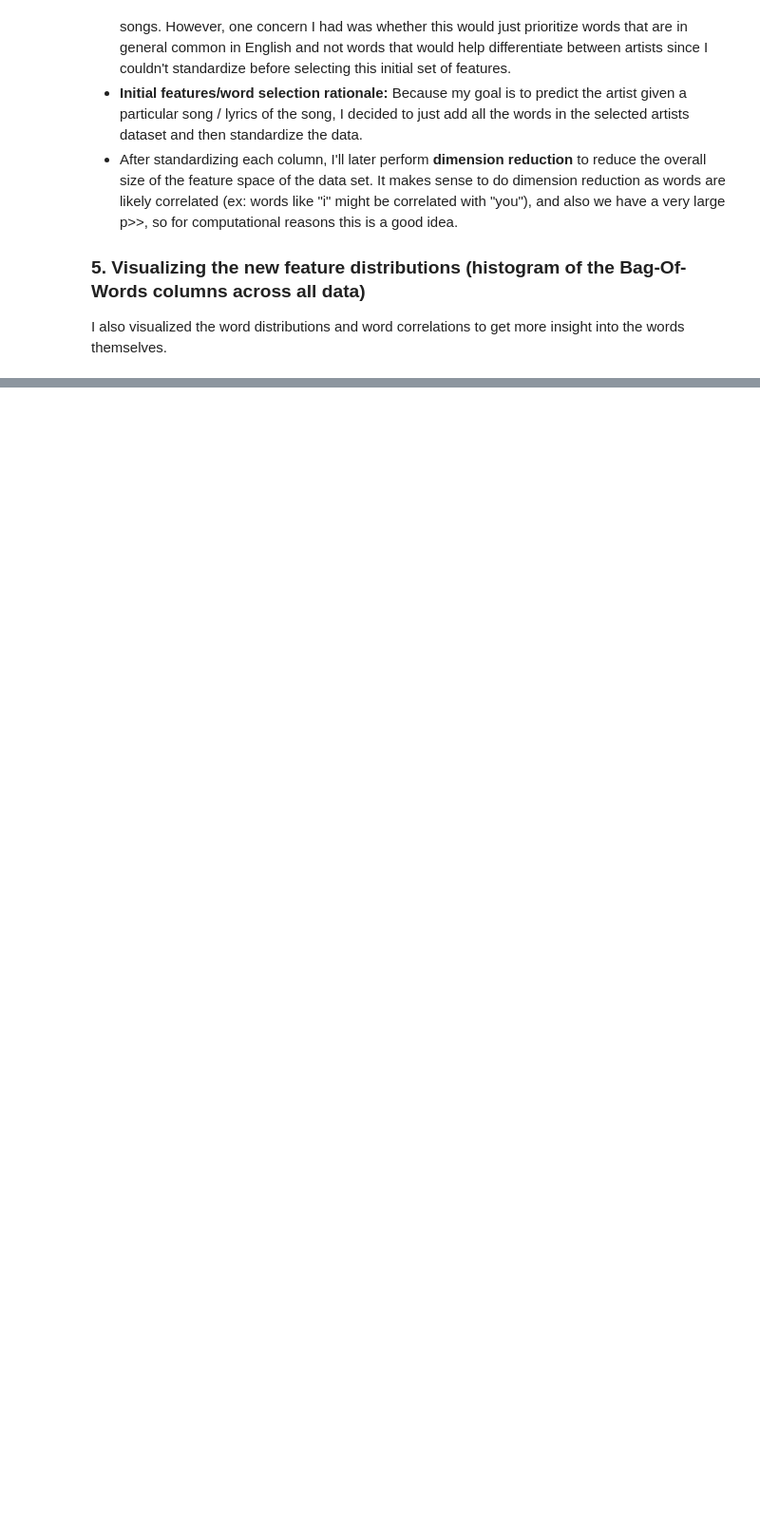
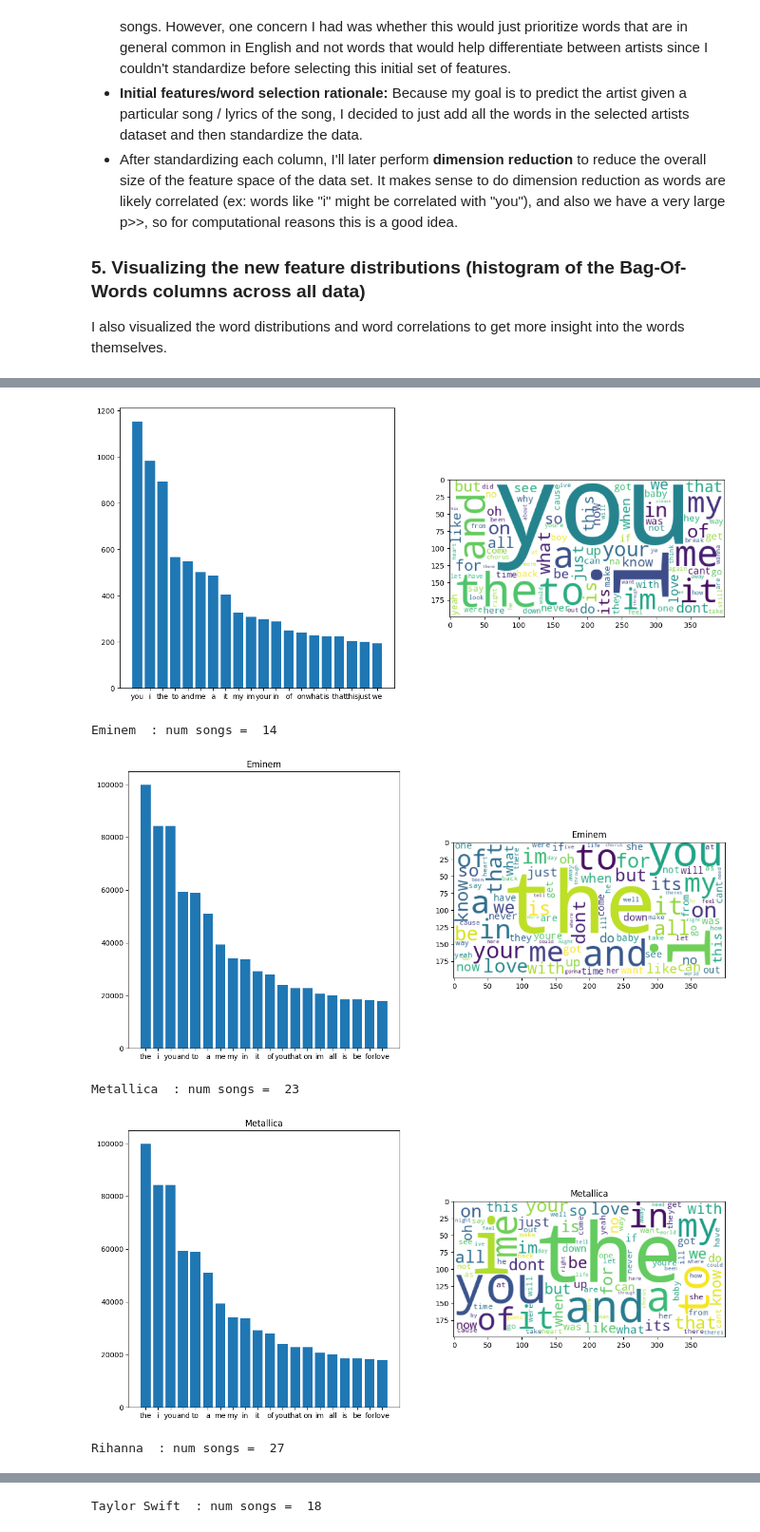
Before and after one commit to kac20/MachineLearning, a Jupyter notebook: Spotify Data set Analysis/spotify.ipynb, the cells around one changed output, grey strips where cells are left out. Shown at 95% size. Saved outputs shown, nothing was run; the diff lists cells and outputs as text; code cells hidden in the pictures; blank space fills up the shorter version.

```diff
--- a/Spotify Data set Analysis/spotify.ipynb
+++ b/Spotify Data set Analysis/spotify.ipynb
@@ -103,23 +137,23 @@ song_lengths_df.plot.hist(column = "avg_song_wc", bins = 100)
 # Modify the data for a selected subset of the artists
 artists = ["Eminem", "Metallica", "Rihanna", "Taylor Swift"]
 
-def subset_data(X_full, y_full, classes):
+def subset_data(data_full, classes):
     """
     take a subset of the data that corresponds to the values in the list, classes
     """
-    cols = X_full.columns
-    X_full = X_full.to_numpy()
-    y_full = list(y_full.to_numpy())
+    cols = data_full.columns
+    array_data = data_full.to_numpy()
 
     # copy over data entries corresponding to the correct author
     X, y = [], []
-    for i in range(len(X_full)):
-        if y_full[i] in artists:
-            X.append(X_full[i])
-            y.append(y_full[i])
-    return pd.DataFrame(X, columns = cols), y
+    subset_data = []
+    for i in range(len(data)):
+        artist = data_full['artist'].values[i]
+        if artist in artists:
+            subset_data.append(array_data[i])
+
+    return pd.DataFrame(subset_data, columns = cols)
 
 # Get the artist data set
-X, y = subset_data(X_full, y_full, artists)
-data_artists = X.copy()
-data_artists["artist"] = y
+data_artists = subset_data(data_copy, artists)
+data_artists.head()
@@ -126,9 +167,16 @@ data_artists["artist"] = y
 # %%
 # 3. Artist specific visualizations
 # Visualizing word frequencies for all the songs made by the selected artists
 plot_artist_words(data_artists)
 
 # Visualizing word frequencies for a single artist (do for each selected artist)
 for artist in artists:
     print(artist," : num songs = ", list(data["artist"]).count(artist))
-    plot_artist_words(data, artist)
+    plot_artist_words(data_copy, artist)
+# %% [output]
+[figure, added]
+Eminem  : num songs =  14
+[figure, added]
+Metallica  : num songs =  23
+[figure, added]
+Rihanna  : num songs =  27
@@ -134,0 +184 @@ for artist in artists:
+Taylor Swift  : num songs =  18
```
Also changed, not shown: parts of 11 cells of this notebook, 1 other file.
